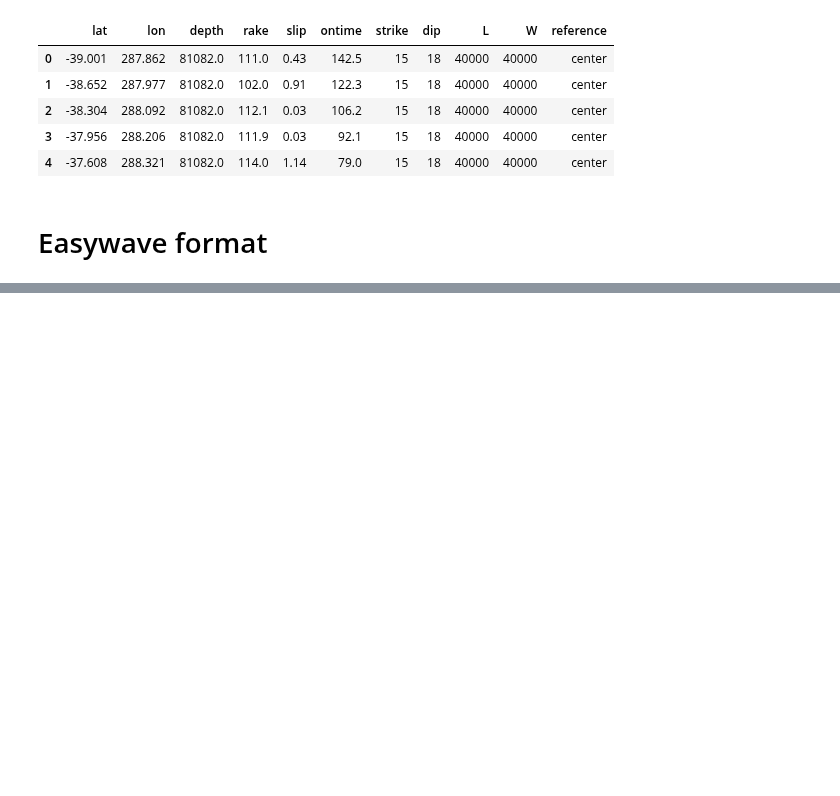
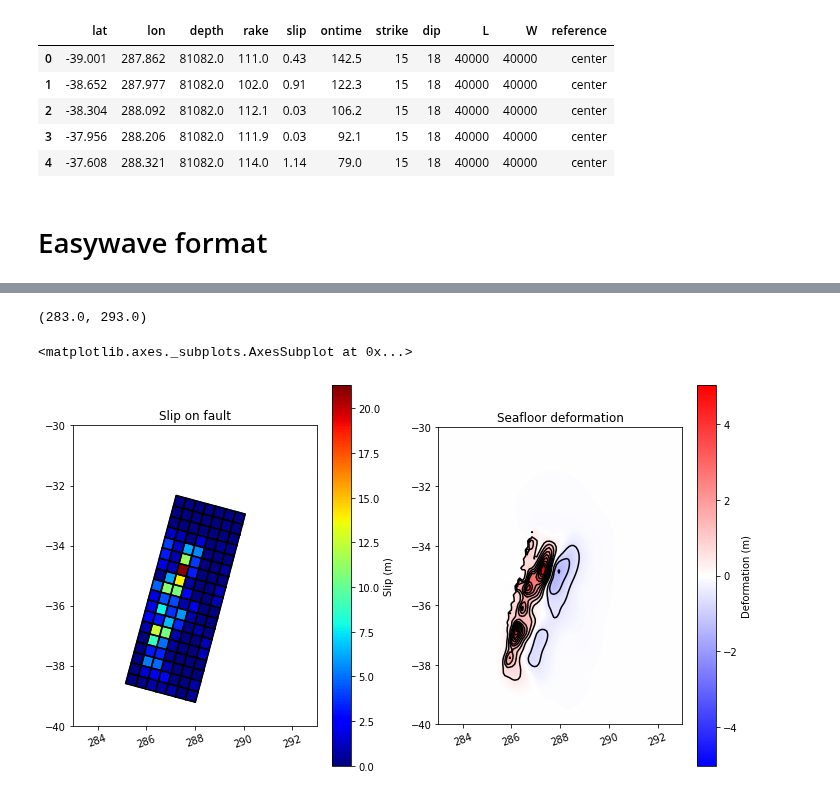
Before and after one commit to jgalazm/comp-geo-paper-figures, a Jupyter notebook: 03_biobio2010/data/finiteFault.ipynb, the cells around one changed output, grey strips where cells are left out. Cells and saved outputs as stored; diff of their text form; code cells hidden in the pictures; blank space fills up the shorter version.

Commit message:
add geoclaw earthquake file

```diff
--- a/03_biobio2010/data/finiteFault.ipynb
+++ b/03_biobio2010/data/finiteFault.ipynb
@@ -49,0 +55,30 @@ f.close()
+# %%
+df_geoclaw = df.copy()
+# %%
+fault = dtopotools.Fault()
+fault.subfaults = []
+for index, fault_row in df_geoclaw.iterrows():
+    subfault = dtopotools.SubFault()
+    subfault.strike = fault_row["strike"]
+    subfault.length = fault_row["L"]
+    subfault.width = fault_row["W"]
+    subfault.depth = fault_row["depth"]
+    subfault.slip = fault_row["slip"]
+    subfault.rake = fault_row["rake"]
+    subfault.dip = fault_row["dip"]
+    subfault.longitude = fault_row["lon"]
+    subfault.latitude = fault_row["lat"]
+    subfault.coordinate_specification = "centroid"
+    fault.subfaults.append(subfault)
+# %%
+x = np.linspace(-77, -67, 100) + 360
+y = np.linspace(-40, -30, 100)
+times = [1.]
+x.min(), x.max()
+# %% [output]
+(283.0, 293.0)
+# %%
+fault.create_dtopography(x,y,times)
+dtopo = fault.dtopo
+dtopo_fname = "earthquake.tt3"
+dtopo.write(dtopo_fname, dtopo_type=3)
@@ -49,0 +88,14 @@ f.close()
+# %%
+x = dtopo.x
+y = dtopo.y
+# %%
+plt.figure(figsize=(12,7))
+ax1 = plt.subplot(121)
+ax2 = plt.subplot(122)
+fault.plot_subfaults(axes=ax1,slip_color=True)
+ax1.set_xlim(x.min(),x.max())
+ax1.set_ylim(y.min(),y.max())
+dtopo.plot_dZ_colors(t=1.,axes=ax2)
+# %% [output]
+<matplotlib.axes._subplots.AxesSubplot at 0x...>
+[figure, added]
```
Also changed, not shown: parts of 4 cells of this notebook.
